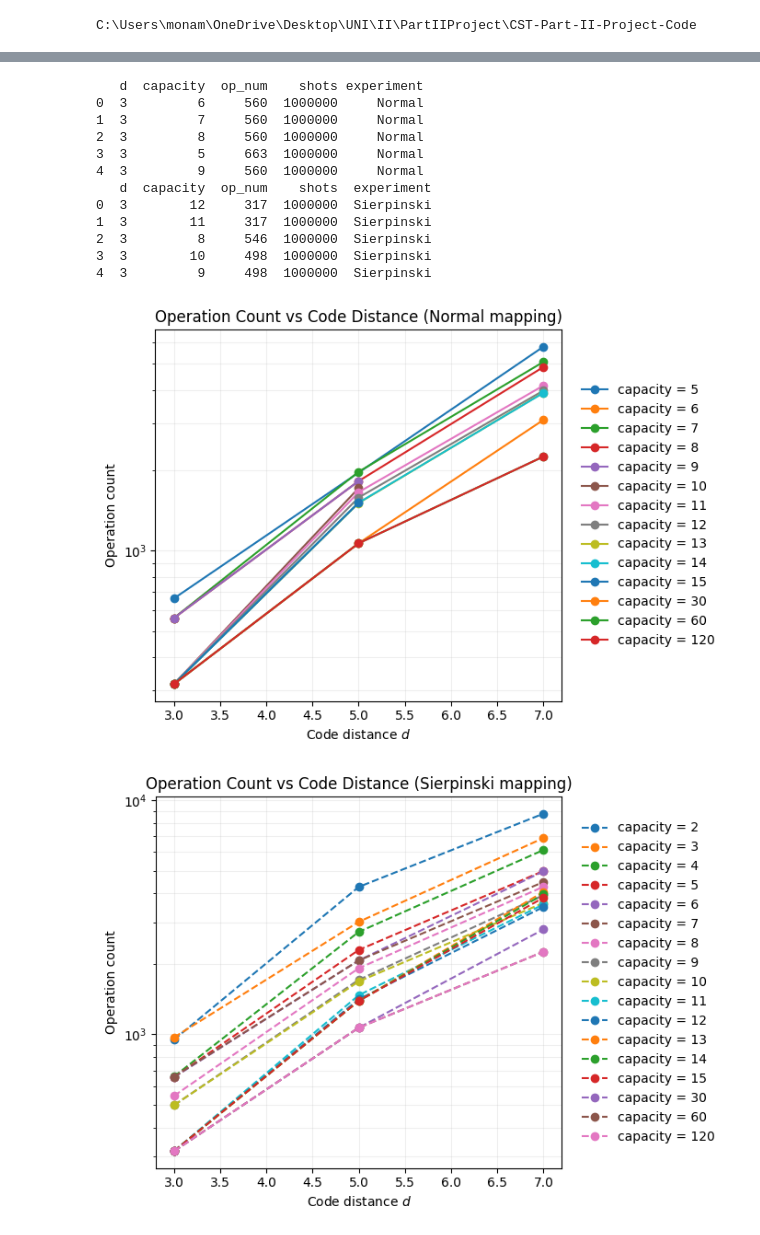
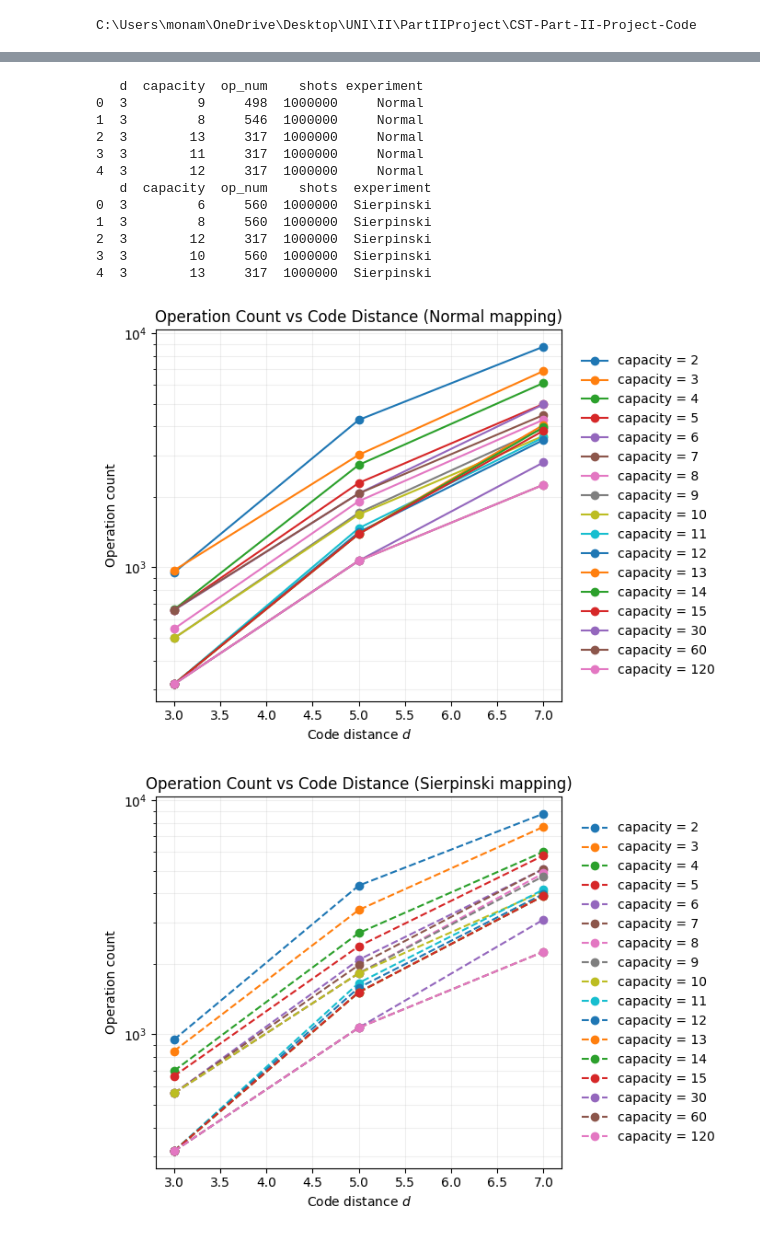
Before and after one commit to monamoeba/CST-Part-II-Project-Code, a Jupyter notebook: color_code_experiments/evaluation_plots.ipynb, the cells around one changed output, grey strips where cells are left out. Cells and saved outputs as stored; diff of their text form; code cells hidden in the pictures.

```diff
--- a/color_code_experiments/evaluation_plots.ipynb
+++ b/color_code_experiments/evaluation_plots.ipynb
@@ -14,8 +14,8 @@ import json
 # %%
 # want to plot difference between normal + sierpinski mapping - Logical error rate
 
-cc_data_path = r".\data\cc_data_tri_part.json"
-cc_tri_data_path = r".\data\color_code_first_run_data.json"
+cc_data_path = r".\data\new_data\cc_internal_666_half.json"
+cc_tri_data_path = r".\data\new_data\cc_internal_666_sierp.json"
 
 with open(cc_data_path, 'r') as f:
     raw_data = json.load(f)
@@ -149,8 +149,8 @@ plt.show()
 # %%
 # want to plot difference between normal + sierpinski mapping - Operations
 
-cc_data_path = r".\data\cc_data_tri_part.json"
-cc_tri_data_path = r".\data\color_code_first_run_data.json"
+cc_data_path = r".\data\new_data\cc_internal_666_half.json"
+cc_tri_data_path = r".\data\new_data\cc_internal_666_sierp.json"
 
 with open(cc_data_path, 'r') as f:
     raw_data = json.load(f)
@@ -211,45 +211,45 @@ linestyles = {'Normal':'-', 'Sierpinski':'--'}
 for experiment in ['Normal', 'Sierpinski']:
     plt.figure(figsize=(7, 5))
     data = df_all[df_all['experiment'] == experiment]
 
     for i, capacity in enumerate(sorted(data['capacity'].unique())):
         subset = data[data['capacity'] == capacity].sort_values('d')
 
         plt.plot(
             subset['d'],
             subset['op_num'],
             linestyle=linestyles[experiment],
             marker='o',
             label=f'capacity = {capacity}'
         )
 
     plt.xlabel('Code distance $d$')
     plt.ylabel('Operation count')
     plt.yscale('log')
     plt.title(f'Operation Count vs Code Distance ({experiment} mapping)')
     plt.grid(True, which='both', alpha=0.2)
     plt.legend(
         loc='center left',
         bbox_to_anchor=(1.02, 0.5),
         frameon=False
     )
     plt.tight_layout()
     plt.show()
 # %% [output]
    d  capacity  op_num    shots experiment
-0  3         6     560  1000000     Normal
-1  3         7     560  1000000     Normal
-2  3         8     560  1000000     Normal
-3  3         5     663  1000000     Normal
-4  3         9     560  1000000     Normal
+0  3         9     498  1000000     Normal
+1  3         8     546  1000000     Normal
+2  3        13     317  1000000     Normal
+3  3        11     317  1000000     Normal
+4  3        12     317  1000000     Normal
    d  capacity  op_num    shots  experiment
-0  3        12     317  1000000  Sierpinski
-1  3        11     317  1000000  Sierpinski
-2  3         8     546  1000000  Sierpinski
-3  3        10     498  1000000  Sierpinski
-4  3         9     498  1000000  Sierpinski
+0  3         6     560  1000000  Sierpinski
+1  3         8     560  1000000  Sierpinski
+2  3        12     317  1000000  Sierpinski
+3  3        10     560  1000000  Sierpinski
+4  3        13     317  1000000  Sierpinski
-[figure, old version]
+[figure, new version]
-[figure, old version]
+[figure, new version]
 # %%
 # want to plot difference between normal + sierpinski mapping - Operations - plot only common capacities
 
```
Also changed, not shown: parts of 6 cells of this notebook, 4 other files.
